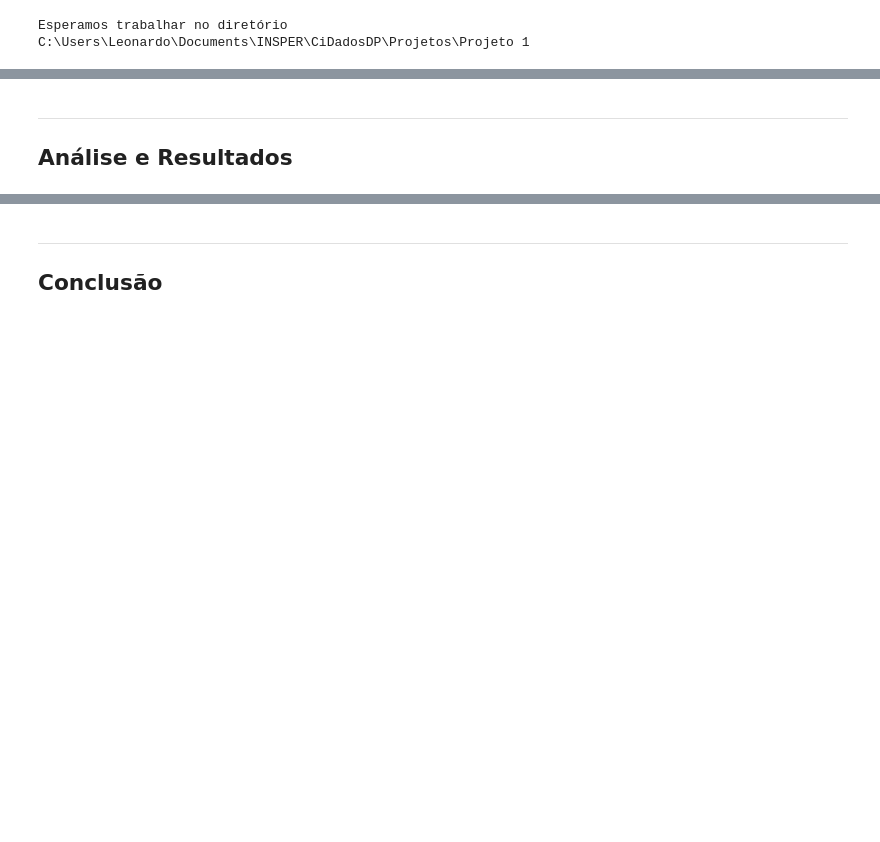
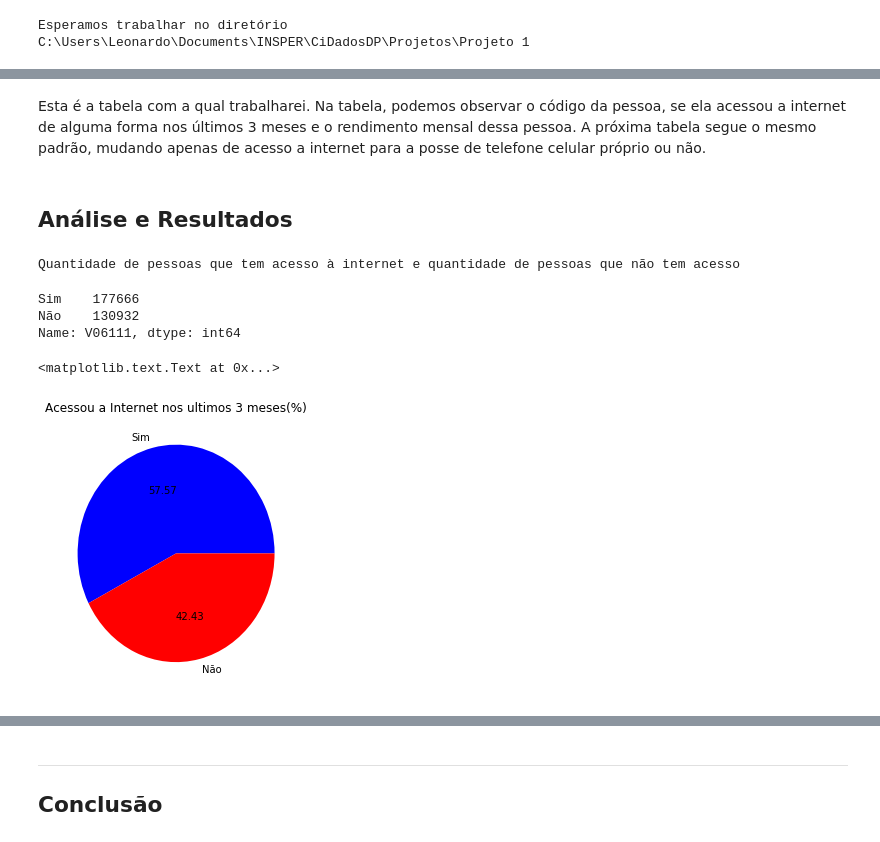
Before and after one commit to Leobhering/CiDados-Projeto1-DP, a Jupyter notebook: Projeto1 Layout.ipynb, the cells around one changed output, grey strips where cells are left out. Saved outputs shown, nothing was run; the diff lists cells and outputs as text; code cells hidden in the pictures; blank space fills up the shorter version.

```diff
--- a/Projeto1 Layout.ipynb
+++ b/Projeto1 Layout.ipynb
@@ -57,0 +32,13 @@ tb
+# %%
+#Filtrando a tabela para as variáveis necessárias
+tab_reduzida = dados_2015.iloc[1:,[59,307]]
+tab_reduzida.V06111 = tab_reduzida.V06111.astype('category')
+tab_reduzida.V06111.cat.categories = ('Sim','Não')
+tbI = tab_reduzida.rename(columns={"V06111":"Acessou Internet nos ultimos 3 meses"})
+DADOSOFF=tbI.dropna(0,how='any')
+dadosoff=DADOSOFF[DADOSOFF.V4720>0]
+dadosoff1=dadosoff[dadosoff.V4720<10000]
+tb = dadosoff.rename(columns={"V4720":"Rendimento Mensal"})
+dfc = tab_reduzida.V06111.value_counts()
+print('Tabela de acesso a internet e rendimento mensal')
+tb.head(10)
@@ -58,3 +58,21 @@ tb
+# %% [markdown]
+Esta é a tabela com a qual trabalharei. Na tabela, podemos observar o código da pessoa, se ela acessou a internet de alguma forma nos últimos 3 meses e o rendimento mensal dessa pessoa. A próxima tabela segue o mesmo padrão, mudando apenas de acesso a internet para a posse de telefone celular próprio ou não.
 # %% [markdown]
-___
 ## Análise e Resultados
+# %%
+print('Quantidade de pessoas que tem acesso à internet e quantidade de pessoas que não tem acesso')
+dfc
+# %% [output]
+Quantidade de pessoas que tem acesso à internet e quantidade de pessoas que não tem acesso
+Sim    177666
+Não    130932
+Name: V06111, dtype: int64
+# %%
+fig = plt.figure(figsize=(15, 5))
+plt.subplot(131)
+dfc.plot(kind='pie', colors=('blue', 'red'), autopct="%0.2f",legend=False, title='Acessou a Internet nos ultimos 3 meses(%)')
+plt.ylabel('')
+plt.xlabel('')
+# %% [output]
+<matplotlib.text.Text at 0x...>
+[figure, added]
```
Also changed, not shown: parts of 21 cells of this notebook.
